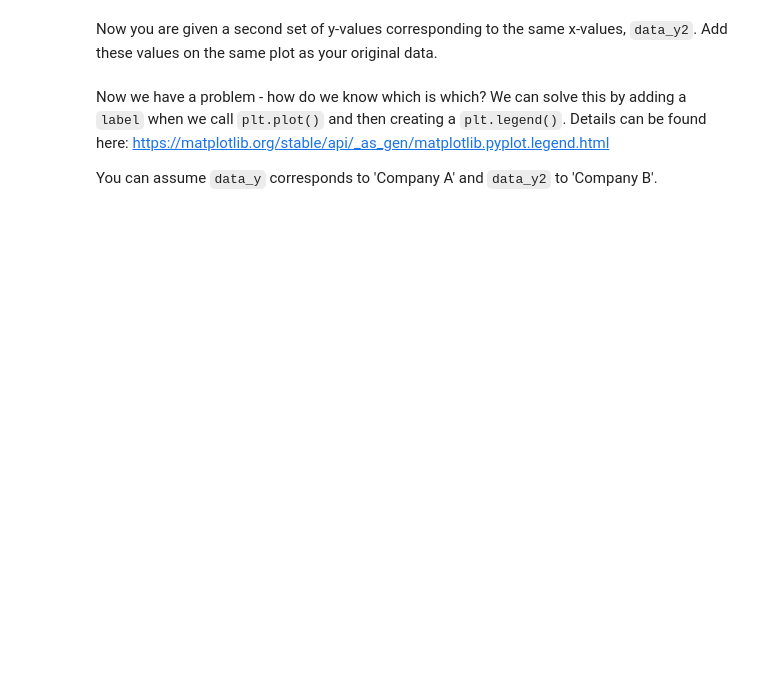
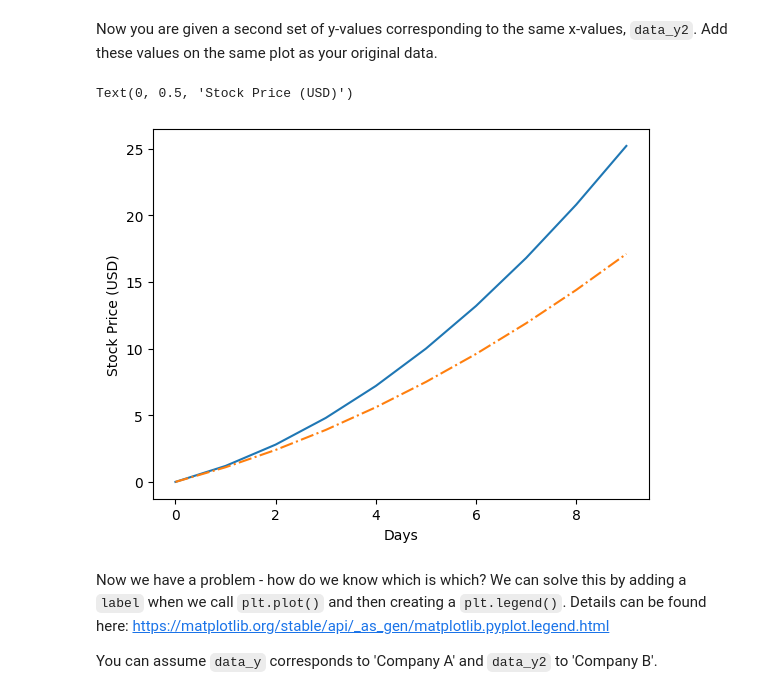
Before and after one commit to abbeywaldron/research_methods_2025, a Jupyter notebook: visualisation_1.ipynb, the cells around one changed output. Saved outputs shown, nothing was run; the diff lists cells and outputs as text; code cells hidden in the pictures; blank space fills up the shorter version.

```diff
--- a/visualisation_1.ipynb
+++ b/visualisation_1.ipynb
@@ -60,5 +113,14 @@ data_y = data_x + 0.2*data_x**2
 # %% [markdown]
 Now you are given a second set of y-values corresponding to the same x-values, `data_y2`.  Add these values on the same plot as your original data.
+# %%
+data_y2 = data_x + 0.1*data_x**2
+plt.plot(data_x, data_y1)
+plt.plot(data_x, data_y2, '-.')
+plt.xlabel('Days')
+plt.ylabel('Stock Price (USD)')
+# %% [output]
+Text(0, 0.5, 'Stock Price (USD)')
+[figure, added]
 # %% [markdown]
 Now we have a problem - how do we know which is which?  We can solve this by adding a `label` when we call `plt.plot()` and then creating a `plt.legend()`.  Details can be found here: https://matplotlib.org/stable/api/_as_gen/matplotlib.pyplot.legend.html
 
```
Also changed, not shown: parts of 6 cells of this notebook.
